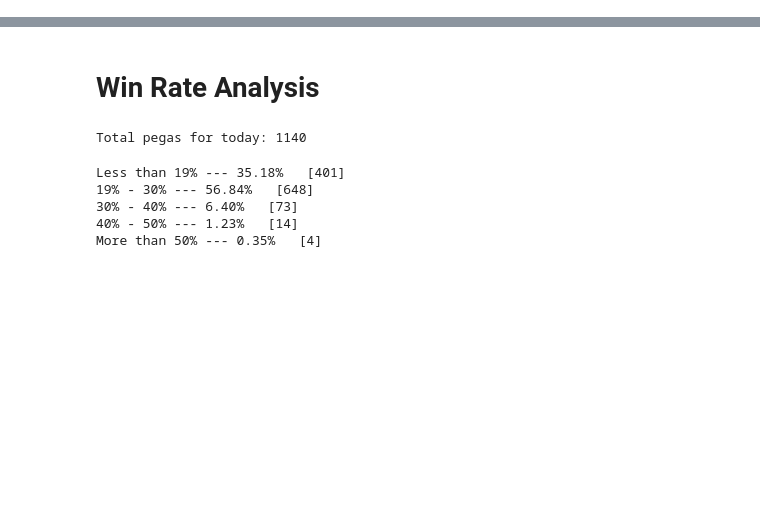
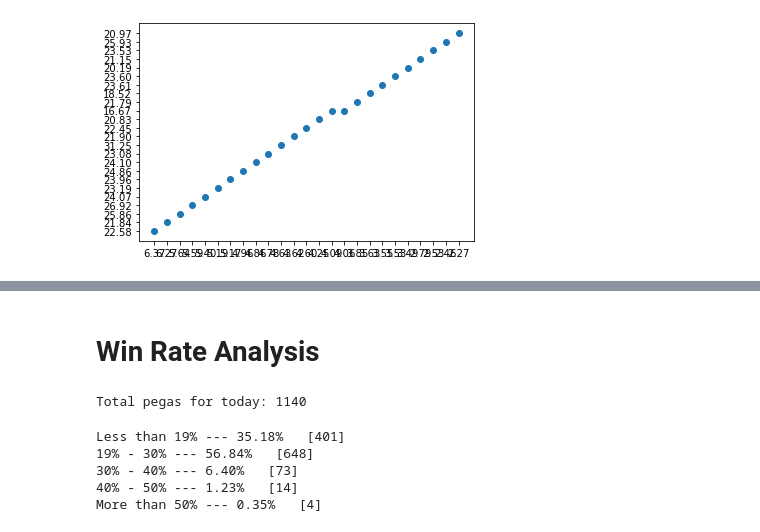
Before and after one commit to enricoaquilina/Pegaxy_research, a Jupyter notebook: Pegaxy Analysis.ipynb, the cells around one changed output, grey strips where cells are left out. Cells and saved outputs as stored; diff of their text form; code cells hidden in the pictures; blank space fills up the shorter version.

```diff
--- a/Pegaxy Analysis.ipynb
+++ b/Pegaxy Analysis.ipynb
@@ -238,0 +299,5 @@ test.head()
+# %%
+plt.scatter(test['stats_agg'], test['win_rate'])
+plt.show()
+# %% [output]
+[figure, added]
```
Also changed, not shown: parts of 10 cells of this notebook, 1 other file.
